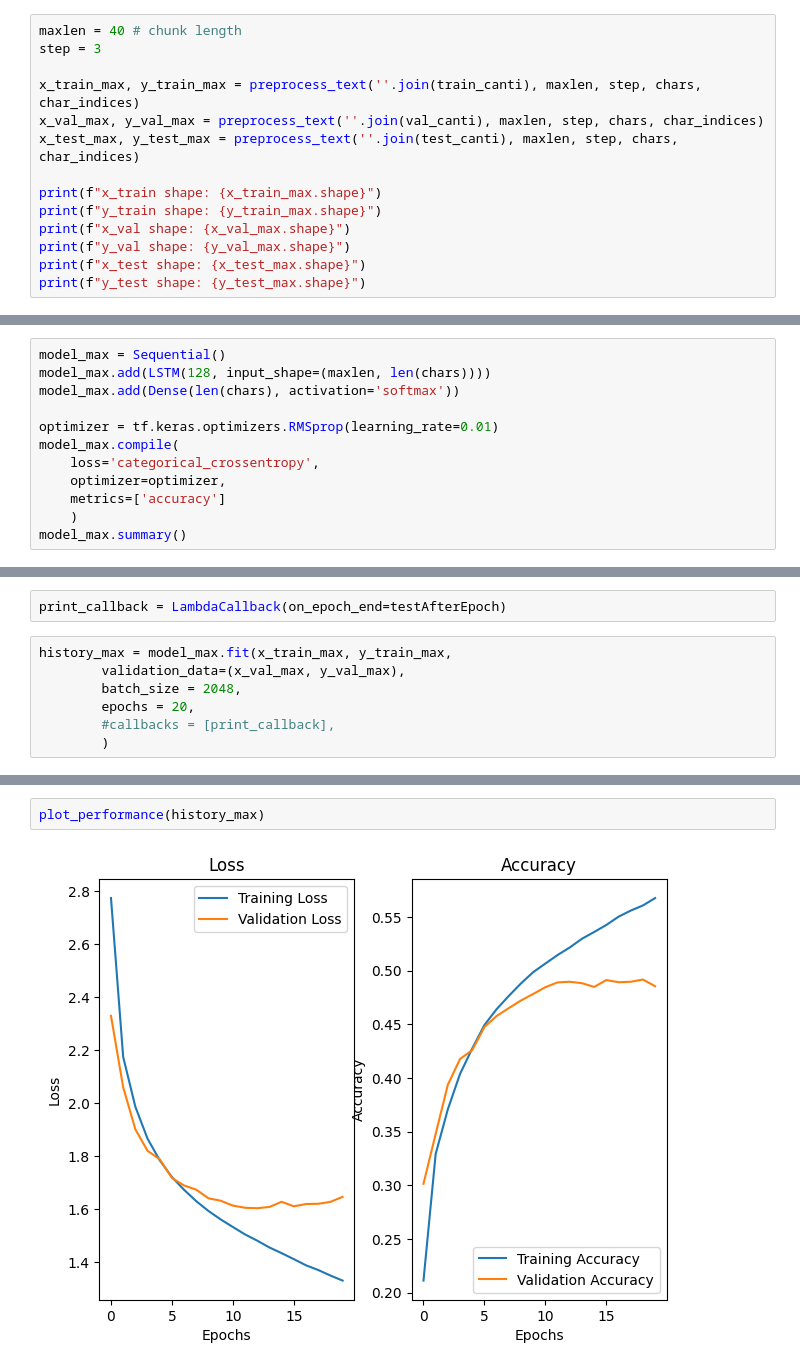
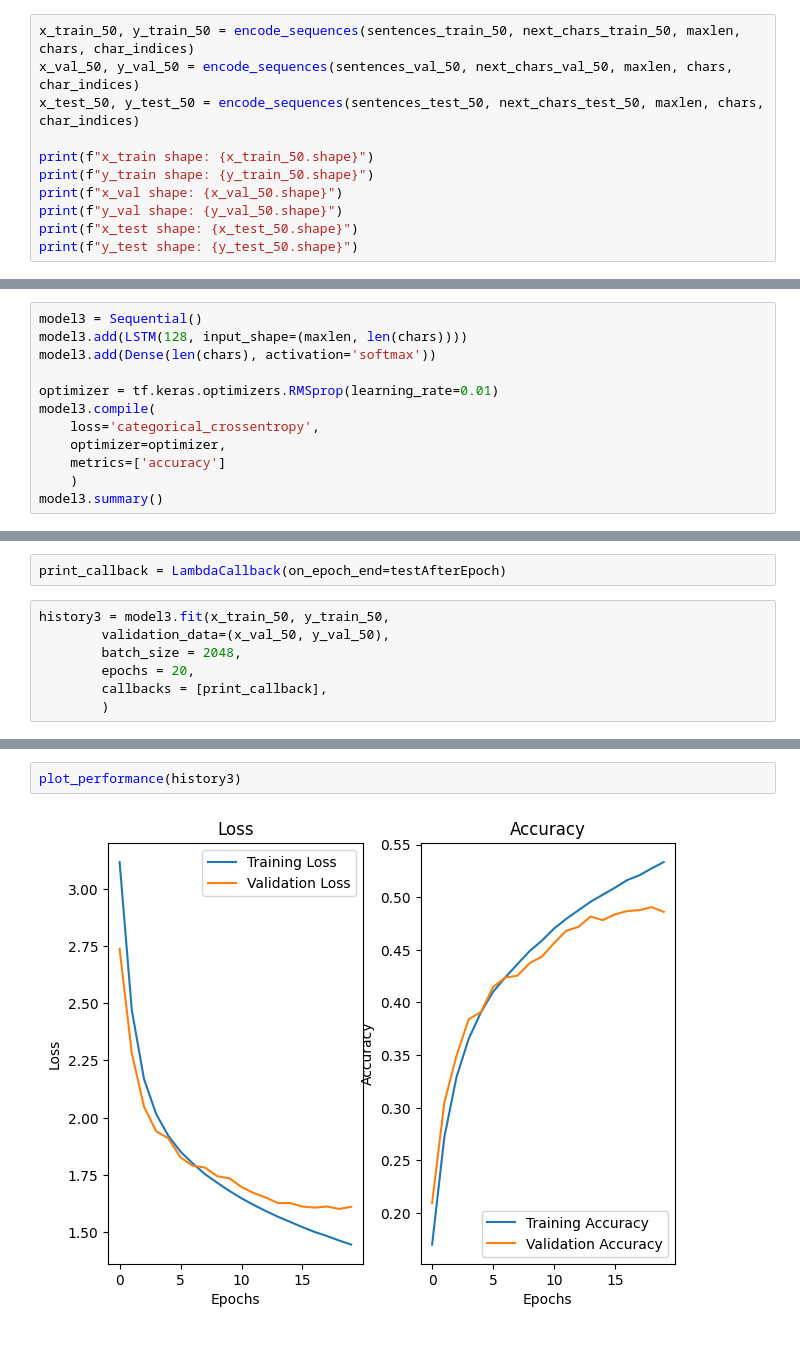
Before and after one commit to LucaPerf/Assignement-Advanced-ML, a Jupyter notebook: Assignment_4/Assignment_4_Perfetti_Luca.ipynb, the cells around one changed output, grey strips where cells are left out. Drawn from its saved outputs; the diff is of its cells as text.

```diff
--- a/Assignment_4/Assignment_4_Perfetti_Luca.ipynb
+++ b/Assignment_4/Assignment_4_Perfetti_Luca.ipynb
@@ -478,15 +569,12 @@ Test accuracy 0.48494619131088257
 # %%
-maxlen = 40 # chunk length
-step = 3
+x_train_50, y_train_50 = encode_sequences(sentences_train_50, next_chars_train_50, maxlen, chars, char_indices)
+x_val_50, y_val_50 = encode_sequences(sentences_val_50, next_chars_val_50, maxlen, chars, char_indices)
+x_test_50, y_test_50 = encode_sequences(sentences_test_50, next_chars_test_50, maxlen, chars, char_indices)
 
-x_train_max, y_train_max = preprocess_text(''.join(train_canti), maxlen, step, chars, char_indices)
-x_val_max, y_val_max = preprocess_text(''.join(val_canti), maxlen, step, chars, char_indices)
-x_test_max, y_test_max = preprocess_text(''.join(test_canti), maxlen, step, chars, char_indices)
-
-print(f"x_train shape: {x_train_max.shape}")
-print(f"y_train shape: {y_train_max.shape}")
-print(f"x_val shape: {x_val_max.shape}")
-print(f"y_val shape: {y_val_max.shape}")
-print(f"x_test shape: {x_test_max.shape}")
-print(f"y_test shape: {y_test_max.shape}")
+print(f"x_train shape: {x_train_50.shape}")
+print(f"y_train shape: {y_train_50.shape}")
+print(f"x_val shape: {x_val_50.shape}")
+print(f"y_val shape: {y_val_50.shape}")
+print(f"x_test shape: {x_test_50.shape}")
+print(f"y_test shape: {y_test_50.shape}")
 # %% [output]
@@ -499,15 +587,15 @@ y_test shape: (24808, 40)
 # %%
-model_max = Sequential()
-model_max.add(LSTM(128, input_shape=(maxlen, len(chars))))
-model_max.add(Dense(len(chars), activation='softmax'))
+model3 = Sequential()
+model3.add(LSTM(128, input_shape=(maxlen, len(chars))))
+model3.add(Dense(len(chars), activation='softmax'))
 
 optimizer = tf.keras.optimizers.RMSprop(learning_rate=0.01)
-model_max.compile(
+model3.compile(
     loss='categorical_crossentropy',
     optimizer=optimizer,
     metrics=['accuracy']
     )
-model_max.summary()
+model3.summary()
 # %% [output]
 Model: "sequential_2"
 ┏━━━━━━━━━━━━━━━━━━━━━━━━━━━━━━━━━┳━━━━━━━━━━━━━━━━━━━━━━━━┳━━━━━━━━━━━━━━━┓
@@ -523,11 +611,11 @@ Model: "sequential_2"
 # %%
 print_callback = LambdaCallback(on_epoch_end=testAfterEpoch)
 # %%
-history_max = model_max.fit(x_train_max, y_train_max,
-        validation_data=(x_val_max, y_val_max),
+history3 = model3.fit(x_train_50, y_train_50,
+        validation_data=(x_val_50, y_val_50),
         batch_size = 2048,
         epochs = 20,
-        #callbacks = [print_callback],
+        callbacks = [print_callback],
         )
 # %% [output]
 Epoch 1/20
@@ -550,5 +638,5 @@ Epoch 20/20
 # %%
-plot_performance(history_max)
+plot_performance(history3)
 # %% [output]
-[figure, old version]
+[figure, new version]
 # %%
```
Also changed, not shown: parts of 50 cells of this notebook.
